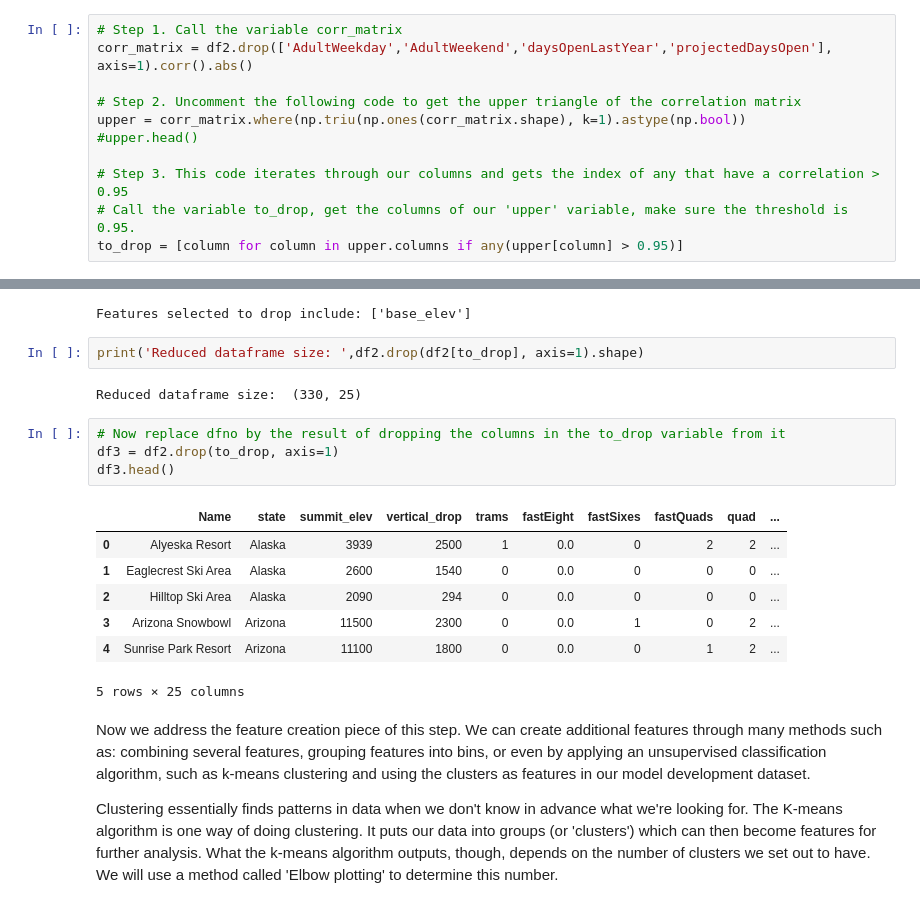
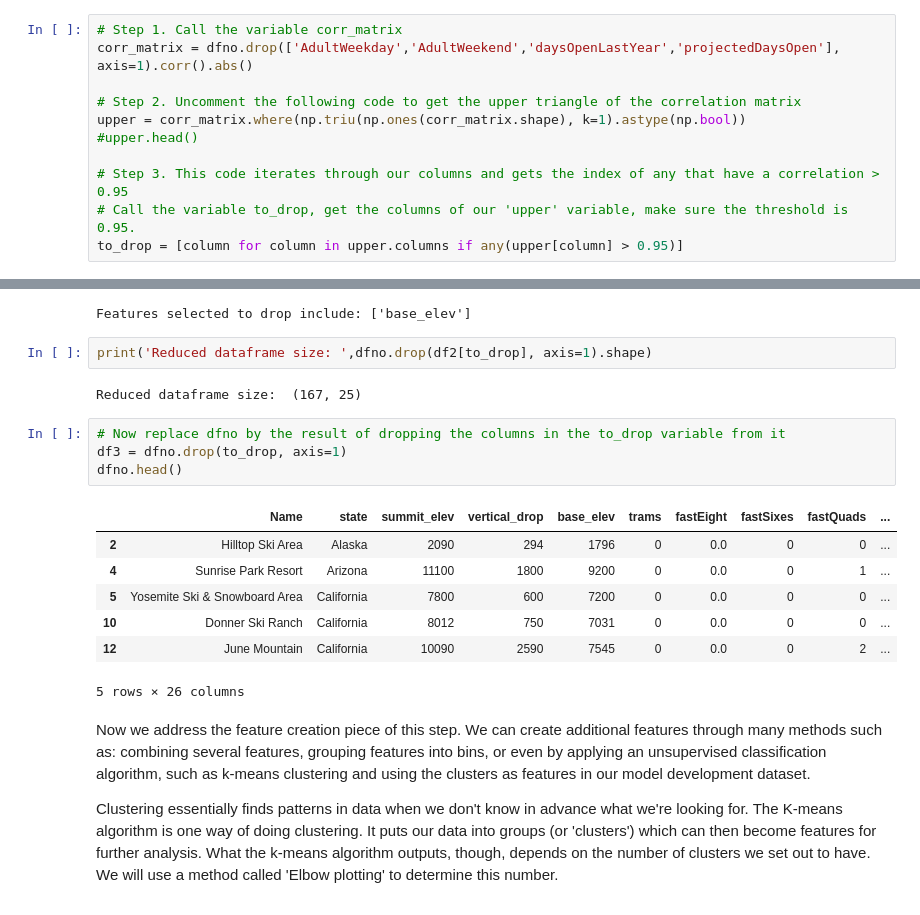
Before and after one commit to srtandon/GuidedCapstone, a Jupyter notebook: Step3EDA/Notebook_stepthree.ipynb, the cells around one changed output, grey strips where cells are left out. Saved outputs shown, nothing was run; the diff lists cells and outputs as text.

```diff
--- a/Step3EDA/Notebook_stepthree.ipynb
+++ b/Step3EDA/Notebook_stepthree.ipynb
@@ -318,7 +318,7 @@ Step 2: Select the upper triangle of the correlation matrix. This is because a c
 Step 3: Find the index of feature columns with a correlation greater than 0.95.
 # %%
 # Step 1. Call the variable corr_matrix
-corr_matrix = df2.drop(['AdultWeekday','AdultWeekend','daysOpenLastYear','projectedDaysOpen'], axis=1).corr().abs()
+corr_matrix = dfno.drop(['AdultWeekday','AdultWeekend','daysOpenLastYear','projectedDaysOpen'], axis=1).corr().abs()
 
 # Step 2. Uncomment the following code to get the upper triangle of the correlation matrix
 upper = corr_matrix.where(np.triu(np.ones(corr_matrix.shape), k=1).astype(np.bool))
@@ -333,21 +333,21 @@ print('Features selected to drop include:',to_drop)
 # %% [output]
 Features selected to drop include: ['base_elev']
 # %%
-print('Reduced dataframe size: ',df2.drop(df2[to_drop], axis=1).shape)
+print('Reduced dataframe size: ',dfno.drop(df2[to_drop], axis=1).shape)
 # %% [output]
-Reduced dataframe size:  (330, 25)
+Reduced dataframe size:  (167, 25)
 # %%
 # Now replace dfno by the result of dropping the columns in the to_drop variable from it
-df3 = df2.drop(to_drop, axis=1)
-df3.head()
+df3 = dfno.drop(to_drop, axis=1)
+dfno.head()
 # %% [output]
-|  | Name | state | summit_elev | vertical_drop | trams | fastEight | fastSixes | fastQuads | quad | ... |
-| 0 | Alyeska Resort | Alaska | 3939 | 2500 | 1 | 0.0 | 0 | 2 | 2 | ... |
-| 1 | Eaglecrest Ski Area | Alaska | 2600 | 1540 | 0 | 0.0 | 0 | 0 | 0 | ... |
-| 2 | Hilltop Ski Area | Alaska | 2090 | 294 | 0 | 0.0 | 0 | 0 | 0 | ... |
-| 3 | Arizona Snowbowl | Arizona | 11500 | 2300 | 0 | 0.0 | 1 | 0 | 2 | ... |
-| 4 | Sunrise Park Resort | Arizona | 11100 | 1800 | 0 | 0.0 | 0 | 1 | 2 | ... |
+|  | Name | state | summit_elev | vertical_drop | base_elev | trams | fastEight | fastSixes | fastQuads | ... |
+| 2 | Hilltop Ski Area | Alaska | 2090 | 294 | 1796 | 0 | 0.0 | 0 | 0 | ... |
+| 4 | Sunrise Park Resort | Arizona | 11100 | 1800 | 9200 | 0 | 0.0 | 0 | 1 | ... |
+| 5 | Yosemite Ski & Snowboard Area | California | 7800 | 600 | 7200 | 0 | 0.0 | 0 | 0 | ... |
+| 10 | Donner Ski Ranch | California | 8012 | 750 | 7031 | 0 | 0.0 | 0 | 0 | ... |
+| 12 | June Mountain | California | 10090 | 2590 | 7545 | 0 | 0.0 | 0 | 2 | ... |
-5 rows × 25 columns
+5 rows × 26 columns
 # %% [markdown]
 Now we address the feature creation piece of this step. We can create additional features through many methods such as: combining several features, grouping features into bins, or even by applying an unsupervised classification algorithm, such as k-means clustering and using the clusters as features in our model development dataset.
 
```
Also changed, not shown: parts of 12 cells of this notebook.
